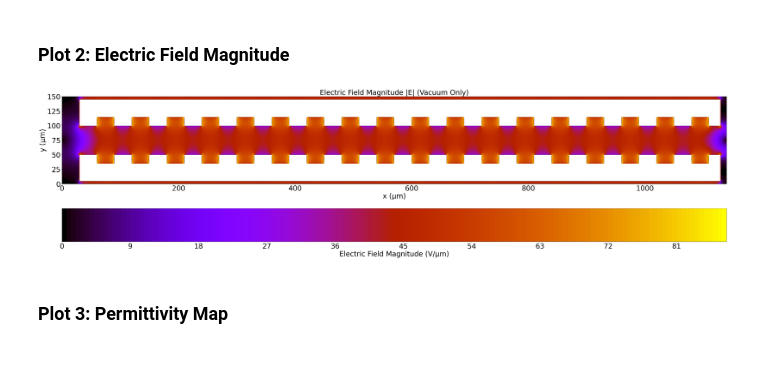
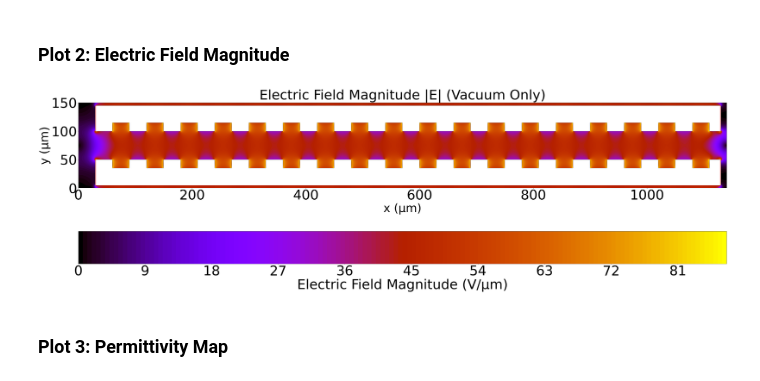
Before and after one commit to AlanMarcia/Simulation_git, a Jupyter notebook: Simulation/plot_results_notebook.ipynb, the cells around one changed output. Saved outputs shown, nothing was run; the diff lists cells and outputs as text; code cells hidden in the pictures.

```diff
--- a/Simulation/plot_results_notebook.ipynb
+++ b/Simulation/plot_results_notebook.ipynb
@@ -64,10 +64,10 @@ geometry_version = 2
 
 
 folder_map = {
-    1: "geometria_Denti_sfasati_profondi_proton",
-    2: "geometria_Denti_uguali_proton",
-    3: "geometria_piana_rastremata_proton",
-    4: "piana_proton"
+    1: "geometria_Denti_sfasati_profondi",
+    2: "geometria_Denti_uguali",
+    3: "geometria_piana_rastremata",
+    4: "piana"
 }
 
 output_folder_name = folder_map.get(geometry_version, "")
@@ -204,30 +204,30 @@ plt.show()
 # %% [markdown]
 ### Plot 2: Electric Field Magnitude
 # %%
-plt.figure(figsize=(48,43))
+plt.figure(figsize=(50,45))
 ax_Emag = plt.gca()
 
 E_mag_vacuum = E_mag.copy()
 if outline_threshold_silicon is not None:
     mask_not_vacuum = (eps_r >= outline_threshold_silicon)
     E_mag_vacuum[mask_not_vacuum] = np.nan
 
 contour_Emag = ax_Emag.contourf(X_mesh, Y_mesh, E_mag_vacuum, levels=150, cmap='gnuplot')
-cbar=plt.colorbar(contour_Emag, ax=ax_Emag, orientation='horizontal', pad=0.04)
-cbar.set_label('Electric Field Magnitude (V/μm)', fontsize=35)
-cbar.ax.tick_params(axis='both',which='major', labelsize=35)
-ax_Emag.set_title('Electric Field Magnitude |E| (Vacuum Only)', fontsize=35)
-ax_Emag.set_xlabel('x (μm)', fontsize=35)
-ax_Emag.set_ylabel('y (μm)', fontsize=35)
+cbar=plt.colorbar(contour_Emag, ax=ax_Emag, orientation='horizontal', pad=0.07)
+cbar.set_label('Electric Field Magnitude (V/μm)', fontsize=70)
+cbar.ax.tick_params(axis='both',which='major', labelsize=70)
+ax_Emag.set_title('Electric Field Magnitude |E| (Vacuum Only)', fontsize=70)
+ax_Emag.set_xlabel('x (μm)', fontsize=60)
+ax_Emag.set_ylabel('y (μm)', fontsize=60)
 ax_Emag.set_aspect('equal', adjustable='box')
-ax_Emag.tick_params(axis='both',which='major', labelsize=35)
+ax_Emag.tick_params(axis='both',which='major', labelsize=70)
 draw_detailed_outlines(ax_Emag, X_mesh, Y_mesh, eps_r, outline_threshold_silicon, 'k--')
 draw_detailed_outlines(ax_Emag, X_mesh, Y_mesh, eps_r, outline_threshold_aluminum, 'r-')
-plt.savefig('grafico_output.pdf', format='pdf', bbox_inches='tight')
+plt.savefig('grafico_output.png', format='png', bbox_inches='tight', dpi=800)
 plt.tight_layout()
 plt.show()
 # %% [output]
-[figure, old version]
+[figure, new version]
 # %% [markdown]
 ### Plot 3: Permittivity Map
 # %%
```
Also changed, not shown: parts of 12 cells of this notebook, 12 other files.
